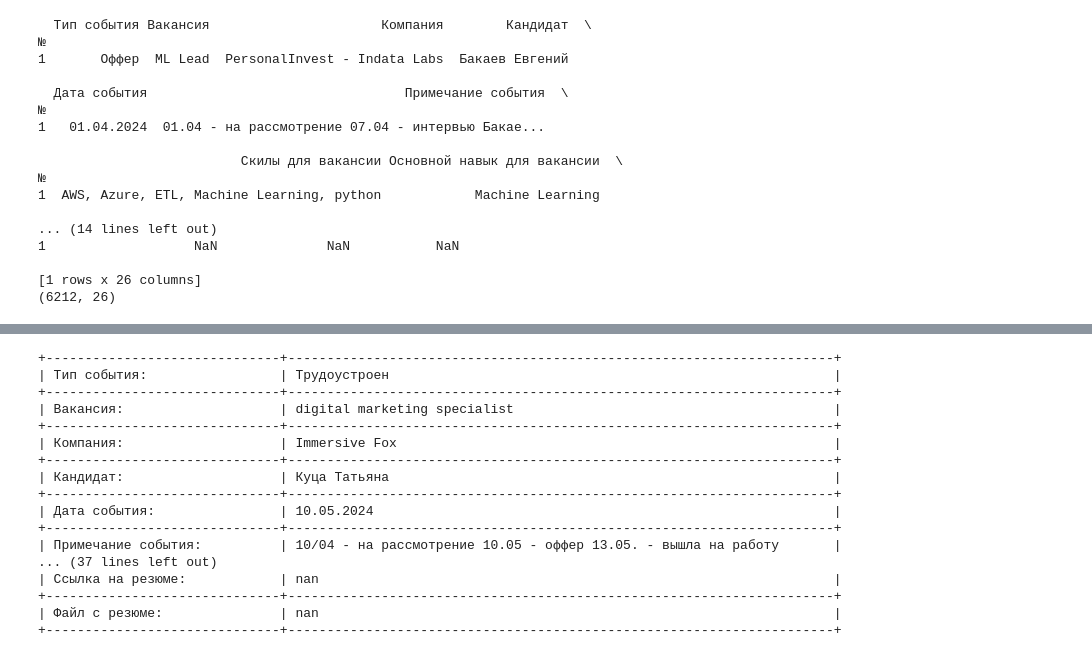
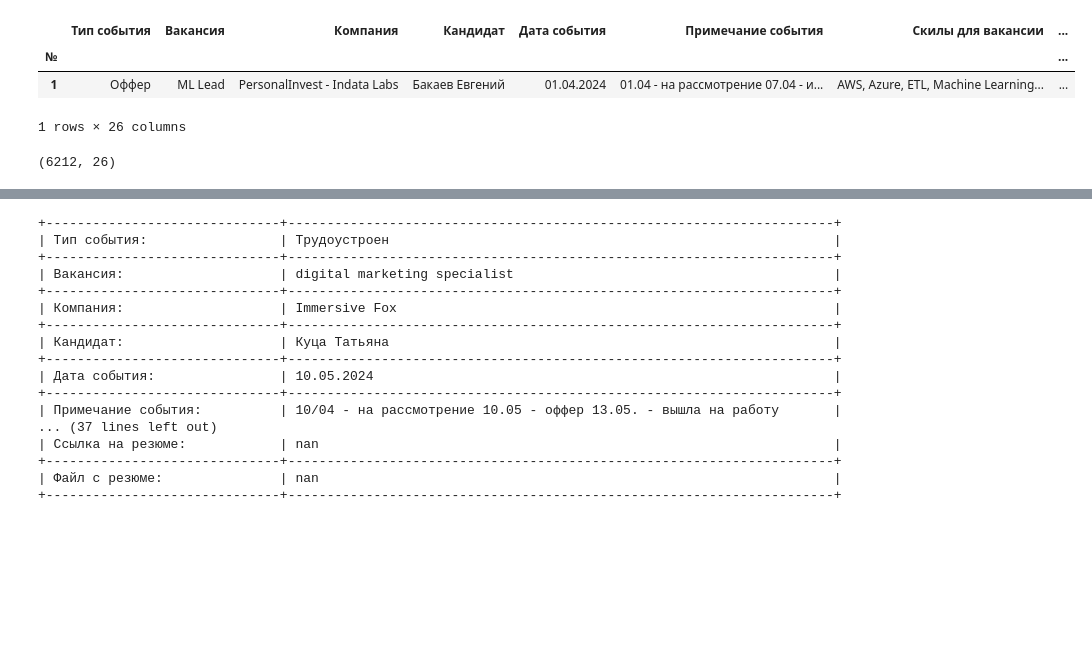
Before and after one commit to ShenetzK/ShenetzK, a Jupyter notebook: CivilioBel_RegressionNet_Git.ipynb, the cells around one changed output, grey strips where cells are left out. Cells and saved outputs as stored; diff of their text form; code cells hidden in the pictures; blank space fills up the shorter version.

```diff
--- a/CivilioBel_RegressionNet_Git.ipynb
+++ b/CivilioBel_RegressionNet_Git.ipynb
@@ -45,30 +47,17 @@ Mounted at /content/drive
 # %%
-import pandas as pd
 
 # Загрузка датасета
 df = pd.read_csv('/content/drive/MyDrive/SivilioBel_all_info_ver1.csv', index_col=0)
 
 # Вывод первых нескольких строк датасета для проверки
-print(df.head(1))
+display(df.head(1))
 print(df.shape)
 # %% [output]
+|  | Тип события | Вакансия | Компания | Кандидат | Дата события | Примечание события | Скилы для вакансии | ... |
+| № |  |  |  |  |  |  |  | ... |
+| 1 | Оффер | ML Lead | PersonalInvest - Indata Labs | Бакаев Евгений | 01.04.2024 | 01.04 - на рассмотрение 07.04 - и... | AWS, Azure, ETL, Machine Learning... | ... |
-  Тип события Вакансия                      Компания        Кандидат  \
-№
-1       Оффер  ML Lead  PersonalInvest - Indata Labs  Бакаев Евгений
-
-  Дата события                                 Примечание события  \
-№
-1   01.04.2024  01.04 - на рассмотрение 07.04 - интервью Бакае...
-
-                          Скилы для вакансии Основной навык для вакансии  \
-№
-1  AWS, Azure, ETL, Machine Learning, python            Machine Learning
-
-... (14 lines left out)
-1                   NaN              NaN           NaN
-
-[1 rows x 26 columns]
-(6212, 26)
+1 rows × 26 columns
+(6212, 26)
 # %%
 # Замена концов строк на пробелы, удаление символа с кодом 0xA0
 # обрезка краевых пробелов, приведение к нижнему регистру
```
Also changed, not shown: parts of 10 cells of this notebook.
